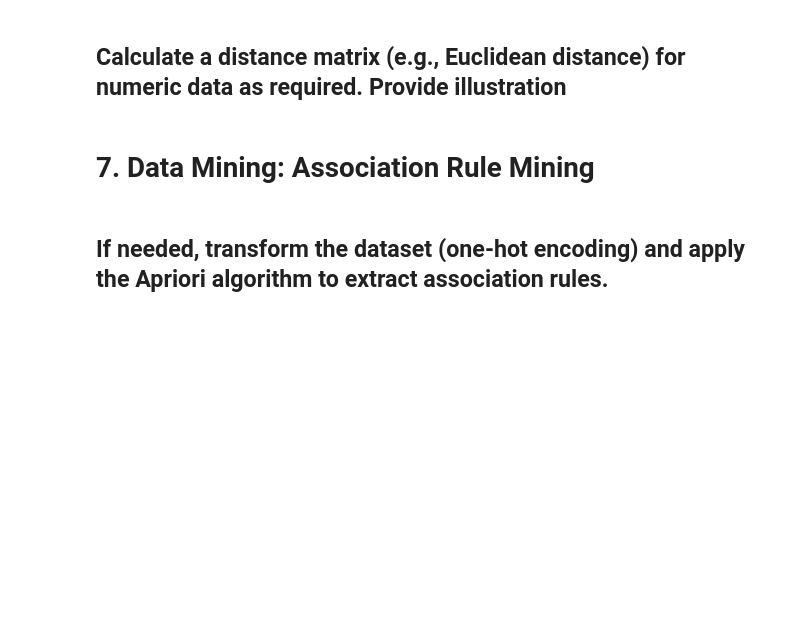
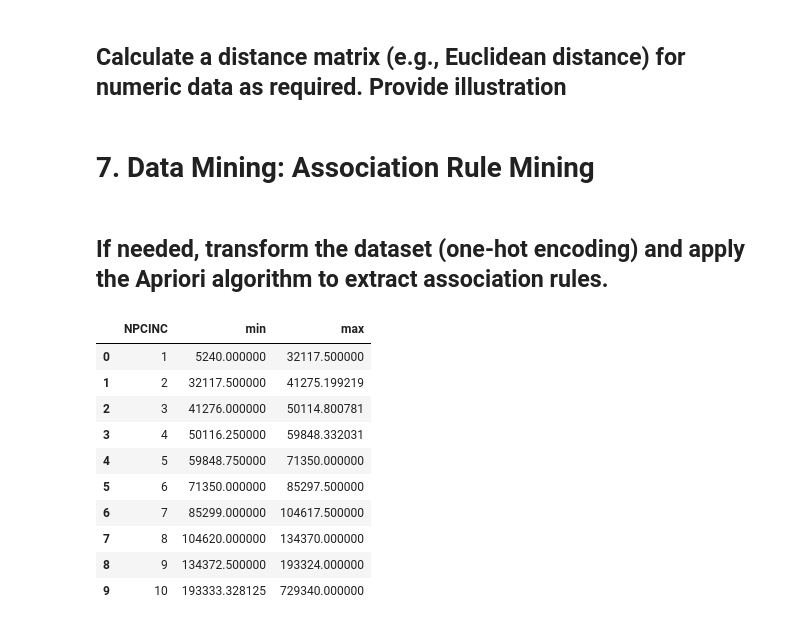
Before and after one commit to angelodelapaz/DataMiningPrelims, a Jupyter notebook: notebooks/01-EDA.ipynb, the cells around one changed output. Cells and saved outputs as stored; diff of their text form; code cells hidden in the pictures; blank space fills up the shorter version.

```diff
--- a/notebooks/01-EDA.ipynb
+++ b/notebooks/01-EDA.ipynb
@@ -423,3 +428,22 @@ Number of columns after dropping: 90
 # 7. Data Mining: Association Rule Mining
 # %% [markdown]
 ## If needed, transform the dataset (one-hot encoding) and apply the Apriori algorithm to extract association rules.
+# %%
+income_column = "Per Capita Income"
+decile_column = "NPCINC"
+
+income_stats = imputted_column_13.groupby(decile_column)[income_column].agg(['min', 'max']).reset_index()
+
+income_stats
+# %% [output]
+|  | NPCINC | min | max |
+| 0 | 1 | 5240.000000 | 32117.500000 |
+| 1 | 2 | 32117.500000 | 41275.199219 |
+| 2 | 3 | 41276.000000 | 50114.800781 |
+| 3 | 4 | 50116.250000 | 59848.332031 |
+| 4 | 5 | 59848.750000 | 71350.000000 |
+| 5 | 6 | 71350.000000 | 85297.500000 |
+| 6 | 7 | 85299.000000 | 104617.500000 |
+| 7 | 8 | 104620.000000 | 134370.000000 |
+| 8 | 9 | 134372.500000 | 193324.000000 |
+| 9 | 10 | 193333.328125 | 729340.000000 |
```
Also changed, not shown: parts of 11 cells of this notebook, 14 other files.
